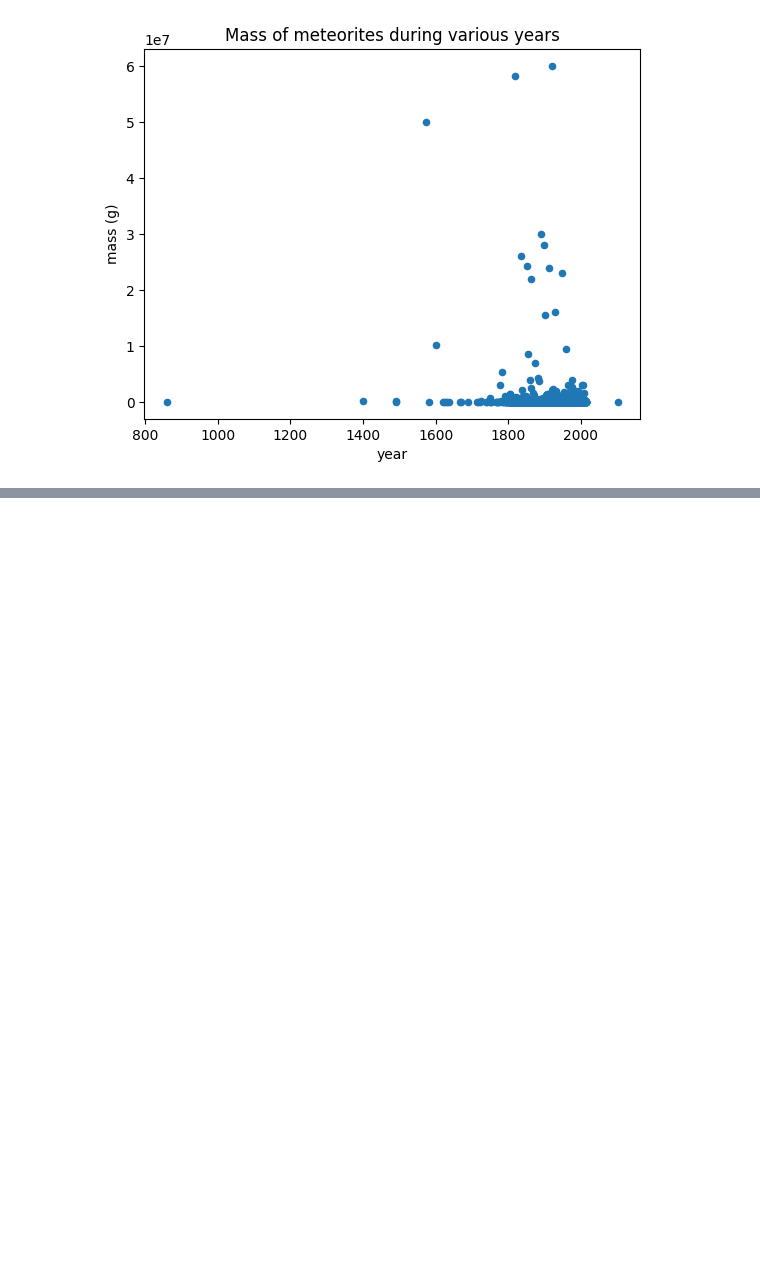
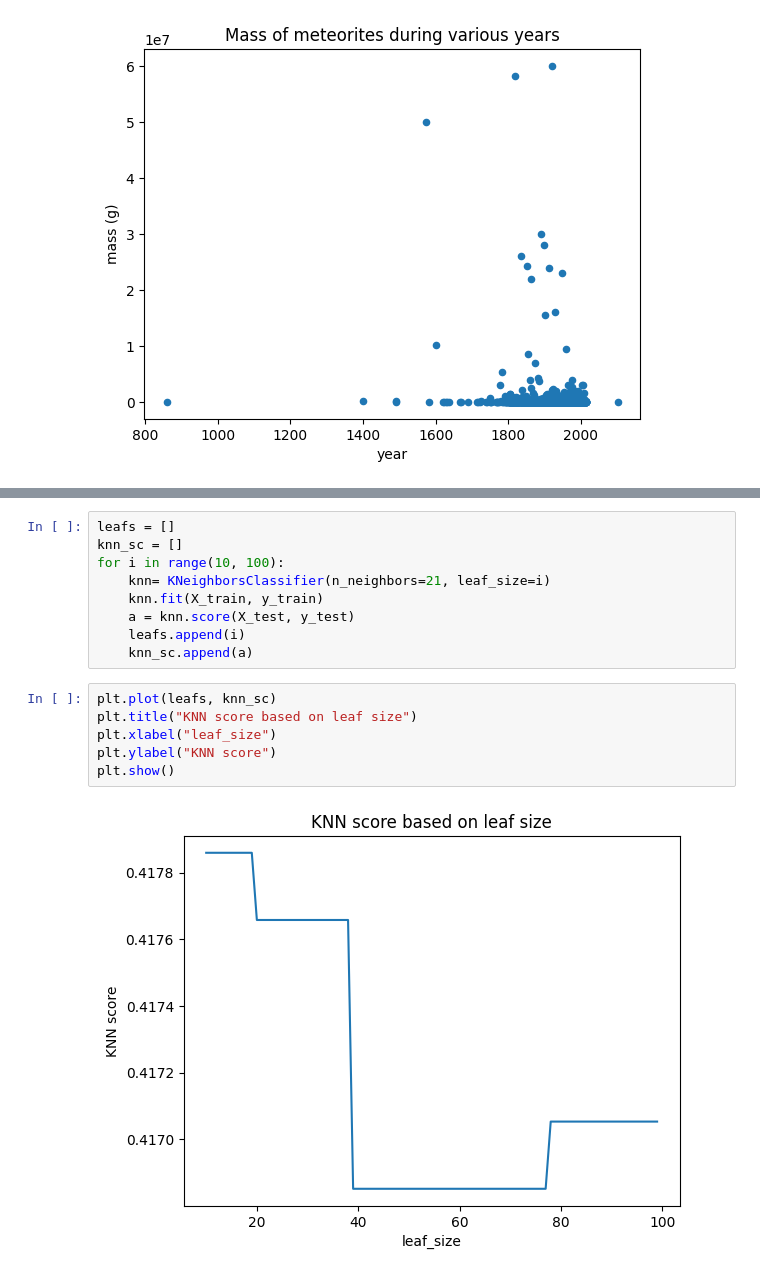
Before and after one commit to IevaF/SGT_Bootcamp_final_task, a Jupyter notebook: mysql.ipynb, the cells around one changed output, grey strips where cells are left out. Saved outputs shown, nothing was run; the diff lists cells and outputs as text; blank space fills up the shorter version.

```diff
--- a/mysql.ipynb
+++ b/mysql.ipynb
@@ -231,0 +322,17 @@ plt.show()
+# %%
+leafs = []
+knn_sc = []
+for i in range(10, 100):
+    knn= KNeighborsClassifier(n_neighbors=21, leaf_size=i)
+    knn.fit(X_train, y_train)
+    a = knn.score(X_test, y_test)
+    leafs.append(i)
+    knn_sc.append(a)
+# %%
+plt.plot(leafs, knn_sc)
+plt.title("KNN score based on leaf size")
+plt.xlabel("leaf_size")
+plt.ylabel("KNN score")
+plt.show()
+# %% [output]
+[figure, added]
```
Also changed, not shown: parts of 12 cells of this notebook.
